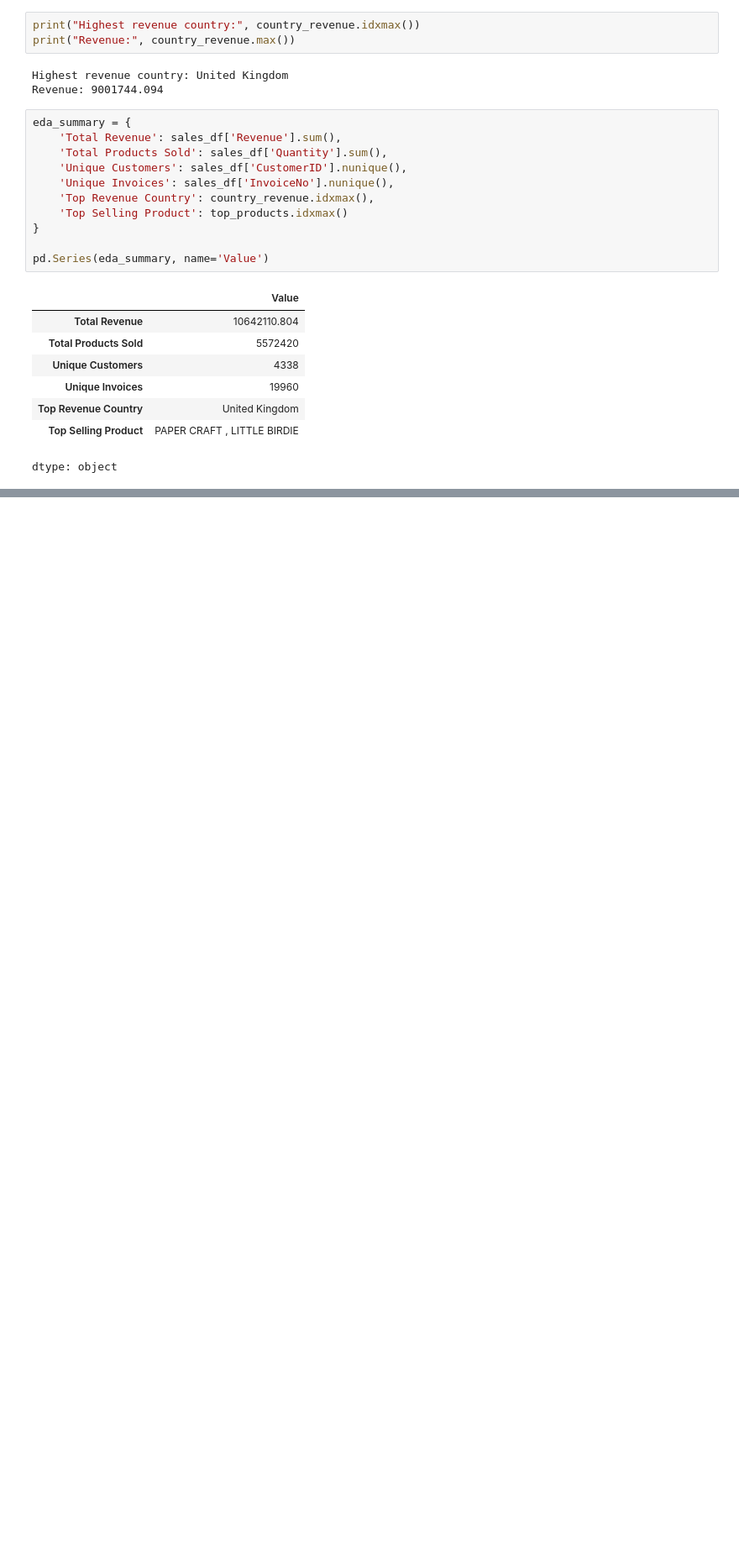
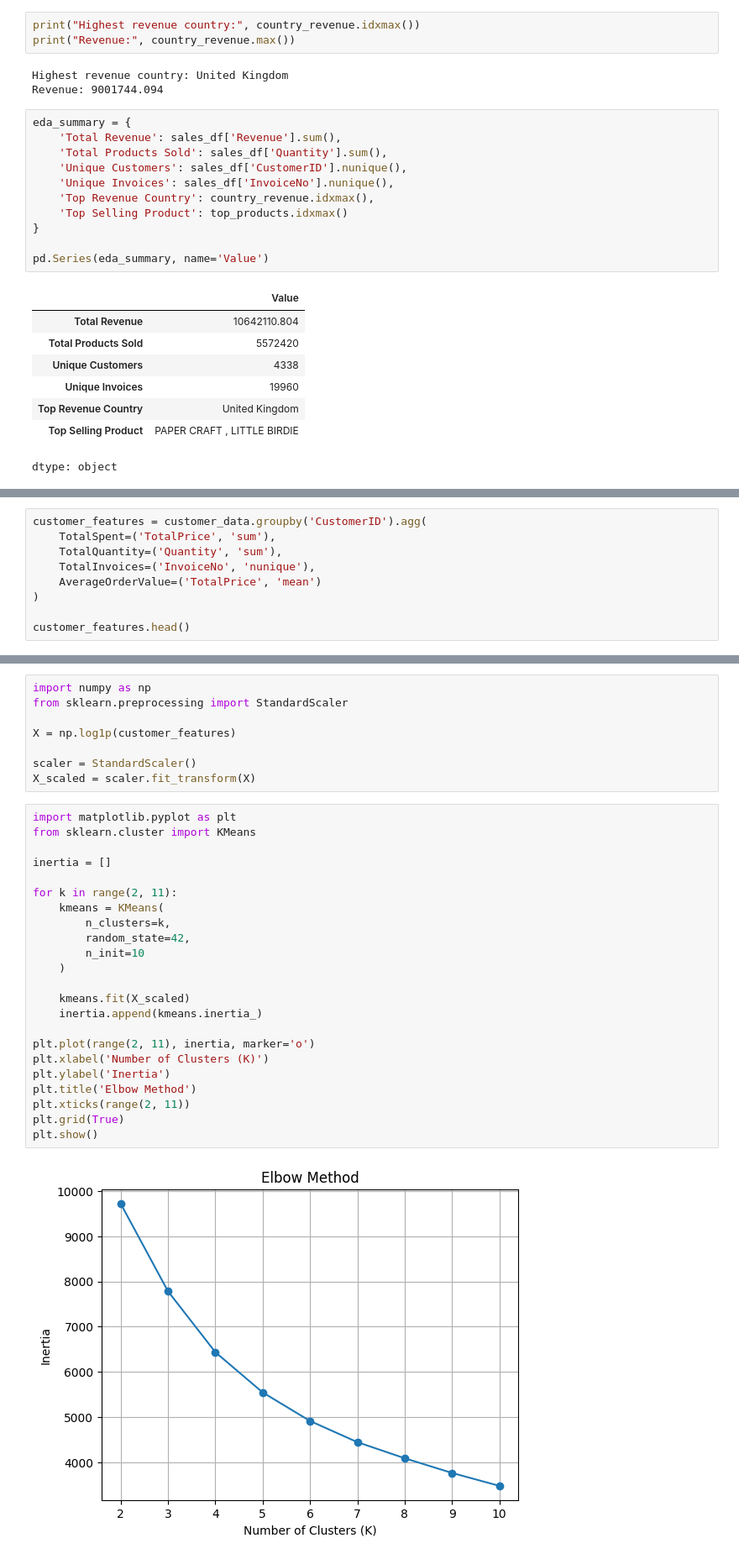
Before and after one commit to sandesh-bhatt/retail, a Jupyter notebook: Untitled4.ipynb, the cells around one changed output, grey strips where cells are left out. Shown at 84% size. Drawn from its saved outputs; the diff is of its cells as text; blank space fills up the shorter version.

```diff
--- a/Untitled4.ipynb
+++ b/Untitled4.ipynb
@@ -540,0 +547,9 @@ dtype: object
+# %%
+customer_features = customer_data.groupby('CustomerID').agg(
+    TotalSpent=('TotalPrice', 'sum'),
+    TotalQuantity=('Quantity', 'sum'),
+    TotalInvoices=('InvoiceNo', 'nunique'),
+    AverageOrderValue=('TotalPrice', 'mean')
+)
+
+customer_features.head()
@@ -540,0 +564,33 @@ dtype: object
+# %%
+import numpy as np
+from sklearn.preprocessing import StandardScaler
+
+X = np.log1p(customer_features)
+
+scaler = StandardScaler()
+X_scaled = scaler.fit_transform(X)
+# %%
+import matplotlib.pyplot as plt
+from sklearn.cluster import KMeans
+
+inertia = []
+
+for k in range(2, 11):
+    kmeans = KMeans(
+        n_clusters=k,
+        random_state=42,
+        n_init=10
+    )
+
+    kmeans.fit(X_scaled)
+    inertia.append(kmeans.inertia_)
+
+plt.plot(range(2, 11), inertia, marker='o')
+plt.xlabel('Number of Clusters (K)')
+plt.ylabel('Inertia')
+plt.title('Elbow Method')
+plt.xticks(range(2, 11))
+plt.grid(True)
+plt.show()
+# %% [output]
+[figure, added]
```
Also changed, not shown: parts of 17 cells of this notebook.
